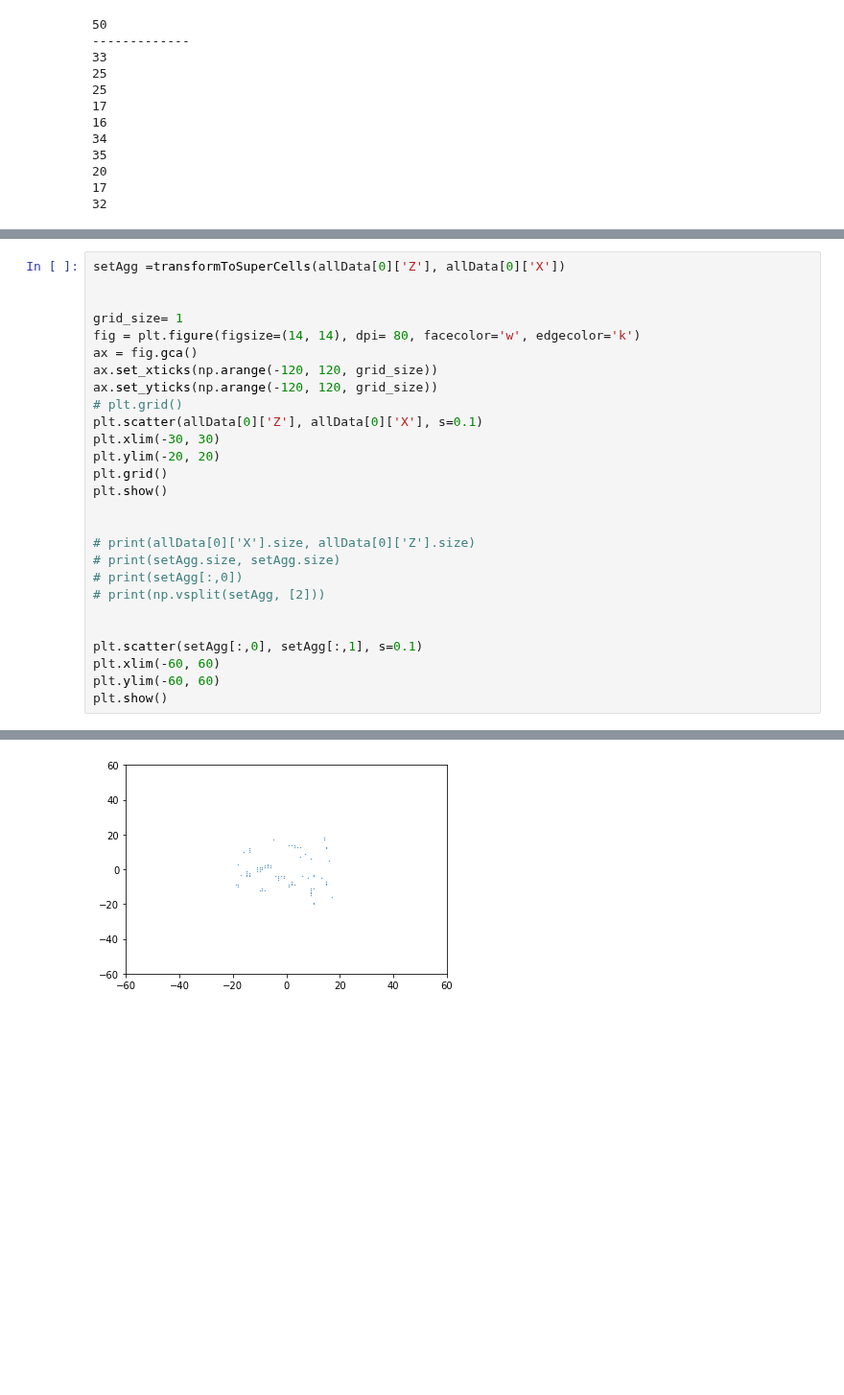
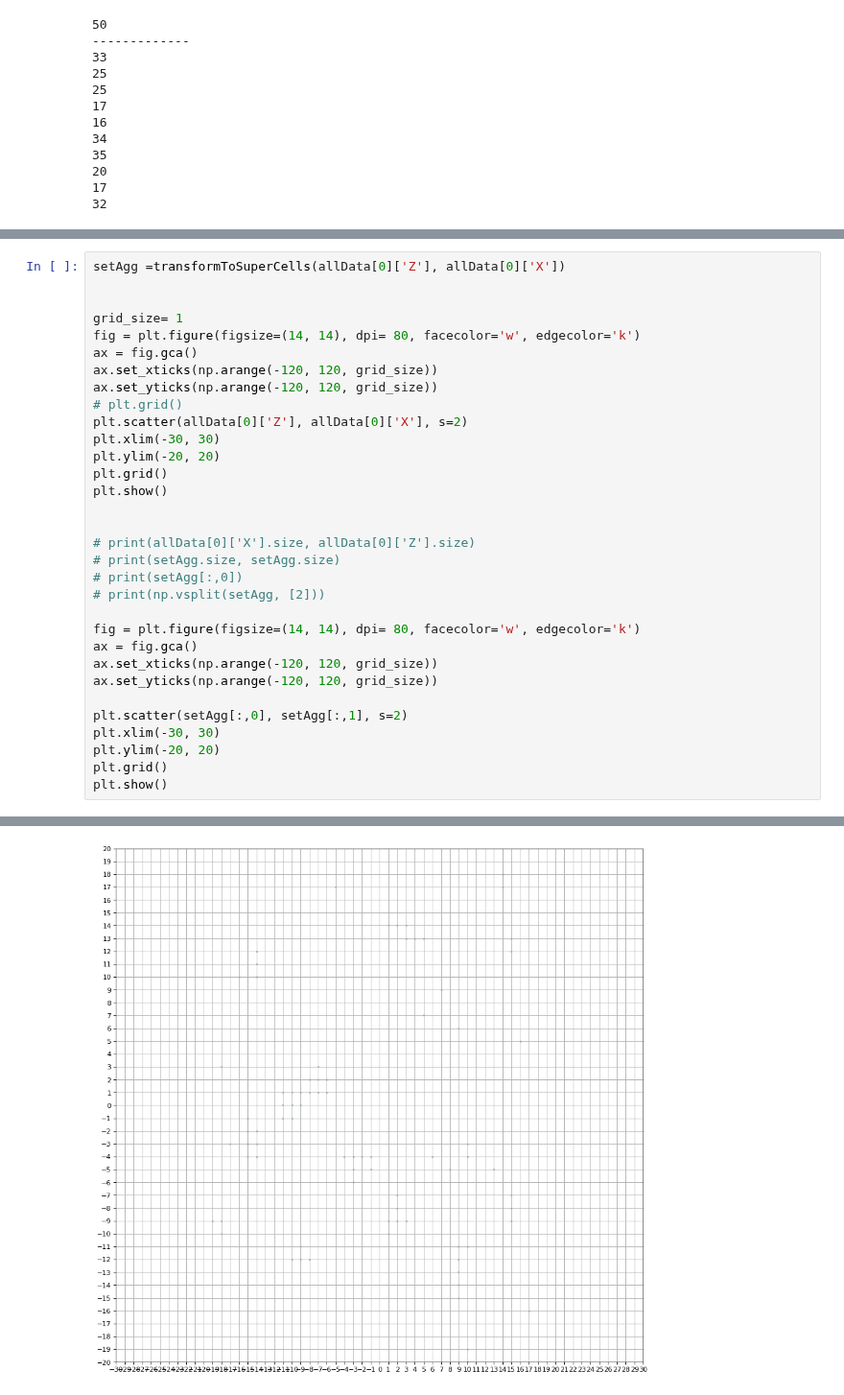
Before and after one commit to kiat/debs2019, a Jupyter notebook: src/notebooks/Segmentation_function_Test2.ipynb, the cells around one changed output, grey strips where cells are left out. Shown at 96% size. Drawn from its saved outputs; the diff is of its cells as text; blank space fills up the shorter version.

```diff
--- a/src/notebooks/Segmentation_function_Test2.ipynb
+++ b/src/notebooks/Segmentation_function_Test2.ipynb
@@ -155,7 +159,7 @@ ax = fig.gca()
 ax.set_xticks(np.arange(-120, 120, grid_size))
 ax.set_yticks(np.arange(-120, 120, grid_size))
 # plt.grid()
-plt.scatter(allData[0]['Z'], allData[0]['X'], s=0.1)
+plt.scatter(allData[0]['Z'], allData[0]['X'], s=2)
 plt.xlim(-30, 30)
 plt.ylim(-20, 20)
 plt.grid()
@@ -167,9 +171,14 @@ plt.show()
 # print(setAgg[:,0])
 # print(np.vsplit(setAgg, [2]))
 
+fig = plt.figure(figsize=(14, 14), dpi= 80, facecolor='w', edgecolor='k')
+ax = fig.gca()
+ax.set_xticks(np.arange(-120, 120, grid_size))
+ax.set_yticks(np.arange(-120, 120, grid_size))
 
-plt.scatter(setAgg[:,0], setAgg[:,1], s=0.1)
-plt.xlim(-60, 60)
-plt.ylim(-60, 60)
+plt.scatter(setAgg[:,0], setAgg[:,1], s=2)
+plt.xlim(-30, 30)
+plt.ylim(-20, 20)
+plt.grid()
 plt.show()
 # %% [output]
@@ -177 +186 @@ plt.show()
-[figure, old version]
+[figure, new version]
```
Also changed, not shown: parts of 9 cells of this notebook, 3 other files.
